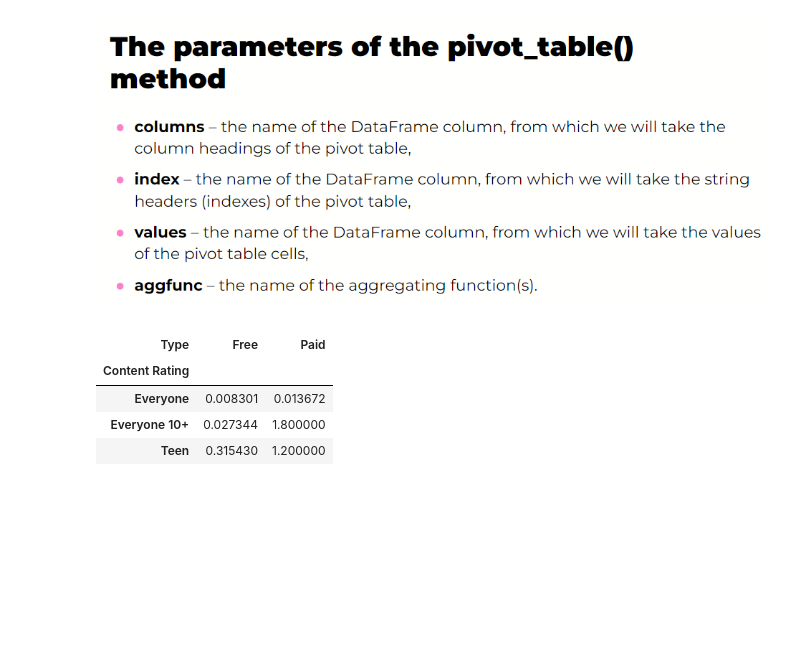
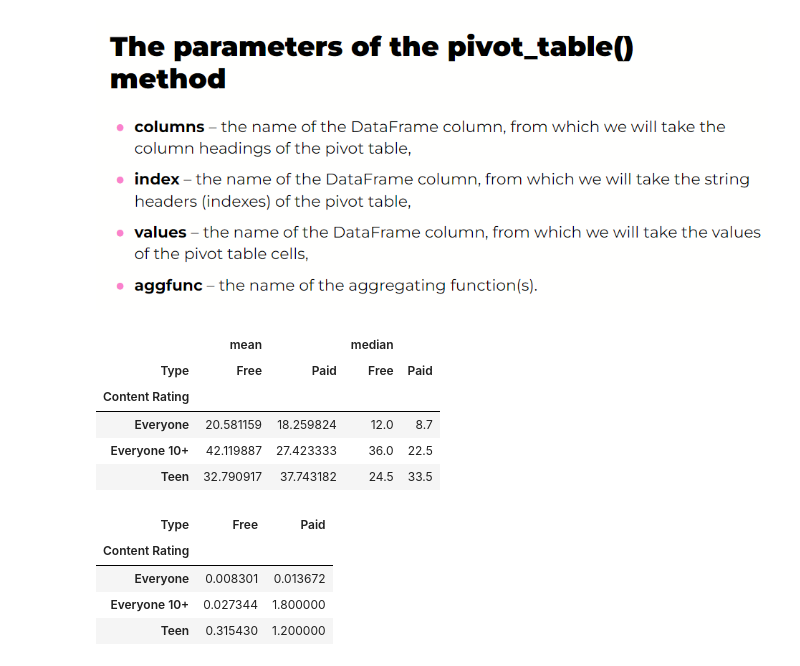
Before and after one commit to amilafr/algo-python-pro2, a Jupyter notebook: M3L2_Data_grouping_methods.ipynb, the cells around one changed output. Drawn from its saved outputs; the diff is of its cells as text; code cells hidden in the pictures; blank space fills up the shorter version.

```diff
--- a/M3L2_Data_grouping_methods.ipynb
+++ b/M3L2_Data_grouping_methods.ipynb
@@ -226,6 +254,20 @@ A pivot table is a means of generalizing data for further analysis.
 ![image.png](embedded-picture-1)
 # %% [markdown]
 ![image.png](embedded-picture-1)
+# %%
+df.pivot_table(
+    columns = 'Type',
+    index = 'Content Rating',
+    values = 'Size',
+    aggfunc = ['mean', 'median']
+)
+# %% [output]
+|  | mean |  | median |  |
+| Type | Free | Paid | Free | Paid |
+| Content Rating |  |  |  |  |
+| Everyone | 20.581159 | 18.259824 | 12.0 | 8.7 |
+| Everyone 10+ | 42.119887 | 27.423333 | 36.0 | 22.5 |
+| Teen | 32.790917 | 37.743182 | 24.5 | 33.5 |
 # %%
 df.pivot_table(columns = 'Type',
                index = 'Content Rating',
```
Also changed, not shown: parts of 4 cells of this notebook.
